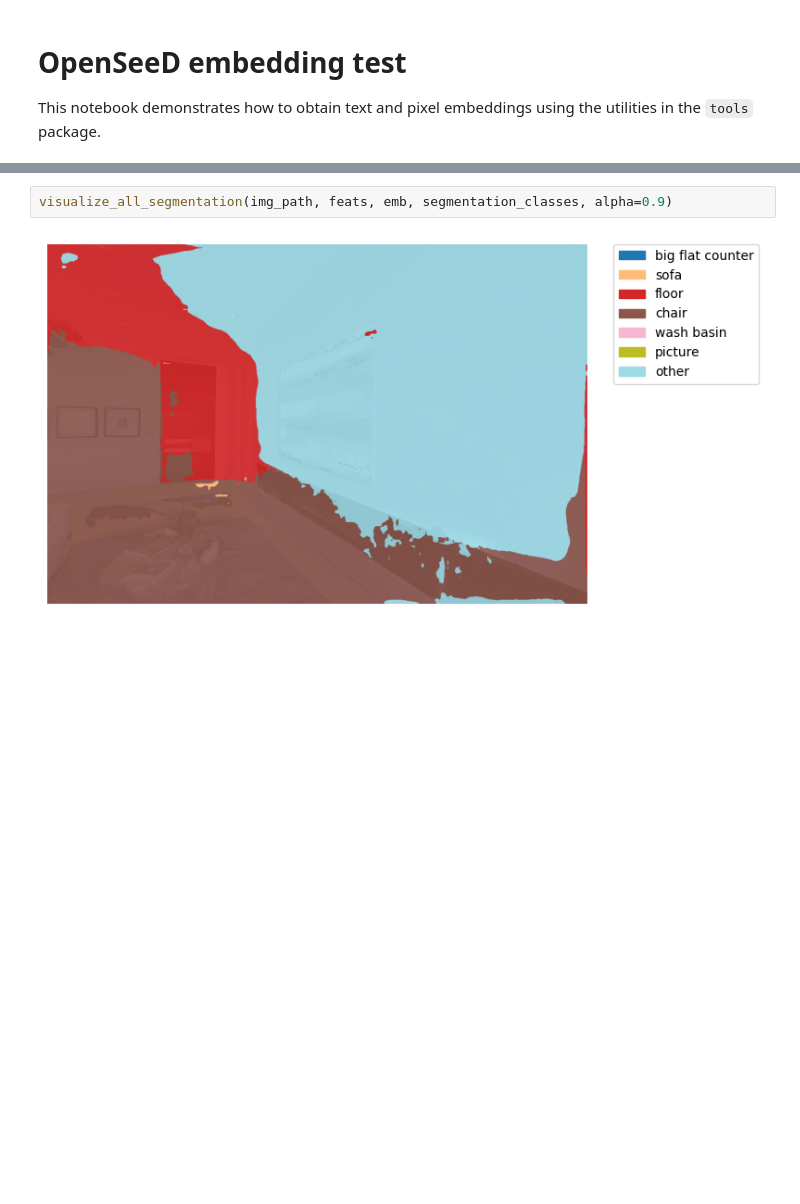
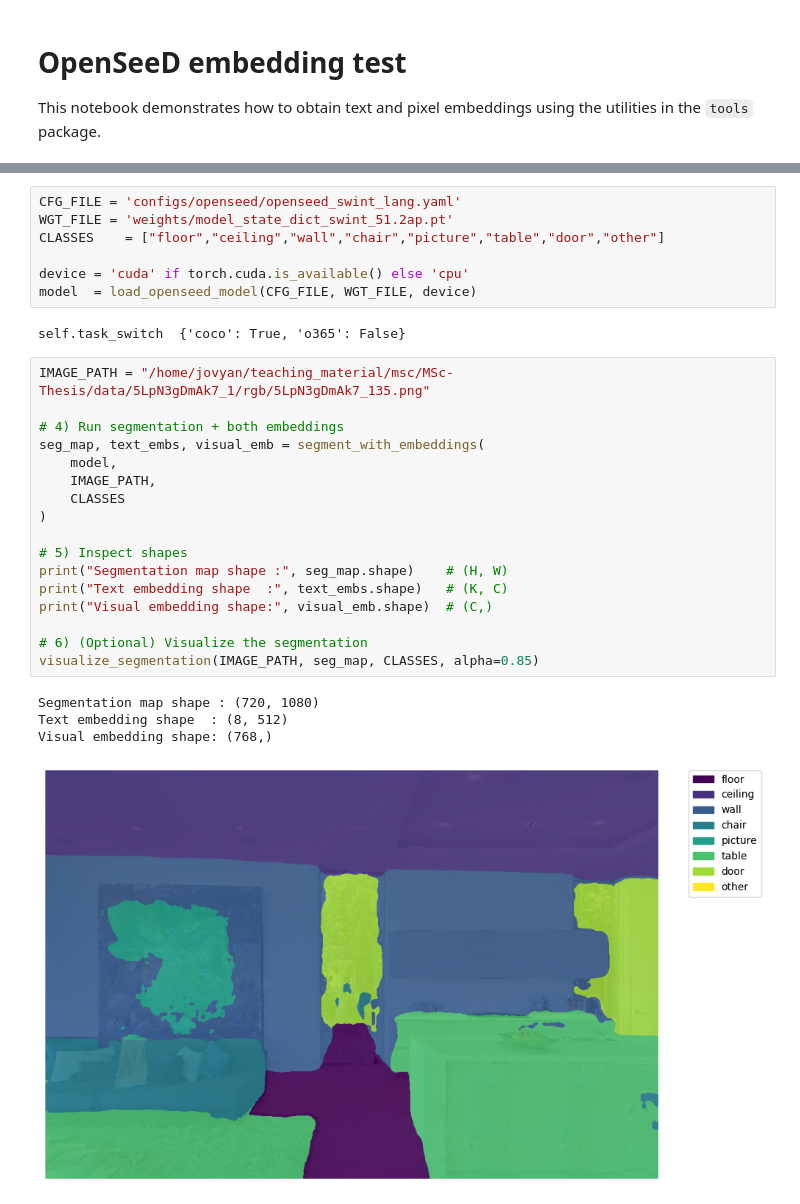
Before and after one commit to KarlLearnsAI/MSc-Thesis-OpenSeeD, a Jupyter notebook: full-inmemory-test-openseed.ipynb, the cells around one changed output, grey strips where cells are left out. Saved outputs shown, nothing was run; the diff lists cells and outputs as text; blank space fills up the shorter version.

Commit message:
openseed and lseg working

```diff
--- a/full-inmemory-test-openseed.ipynb
+++ b/full-inmemory-test-openseed.ipynb
@@ -96,4 +29,31 @@ def visualize_all_segmentation(img_path, feats, label_embs, label_names, alpha=0
-# %%
-visualize_all_segmentation(img_path, feats, emb, segmentation_classes, alpha=0.9)
-# %% [output]
-[figure, removed]
+# %%
+CFG_FILE = 'configs/openseed/openseed_swint_lang.yaml'
+WGT_FILE = 'weights/model_state_dict_swint_51.2ap.pt'
+CLASSES    = ["floor","ceiling","wall","chair","picture","table","door","other"]
+
+device = 'cuda' if torch.cuda.is_available() else 'cpu'
+model  = load_openseed_model(CFG_FILE, WGT_FILE, device)
+# %% [output]
+self.task_switch  {'coco': True, 'o365': False}
+# %%
+IMAGE_PATH = "/home/jovyan/teaching_material/msc/MSc-Thesis/data/5LpN3gDmAk7_1/rgb/5LpN3gDmAk7_135.png"
+
+# 4) Run segmentation + both embeddings
+seg_map, text_embs, visual_emb = segment_with_embeddings(
+    model,
+    IMAGE_PATH,
+    CLASSES
+)
+
+# 5) Inspect shapes
+print("Segmentation map shape :", seg_map.shape)    # (H, W)
+print("Text embedding shape  :", text_embs.shape)   # (K, C)
+print("Visual embedding shape:", visual_emb.shape)  # (C,)
+
+# 6) (Optional) Visualize the segmentation
+visualize_segmentation(IMAGE_PATH, seg_map, CLASSES, alpha=0.85)
+# %% [output]
+Segmentation map shape : (720, 1080)
+Text embedding shape  : (8, 512)
+Visual embedding shape: (768,)
+[figure, added]
```
Also changed, not shown: parts of 6 cells of this notebook.
